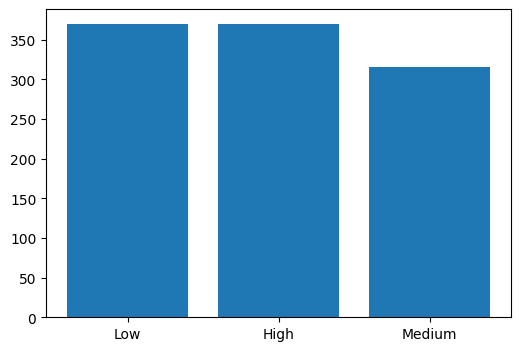
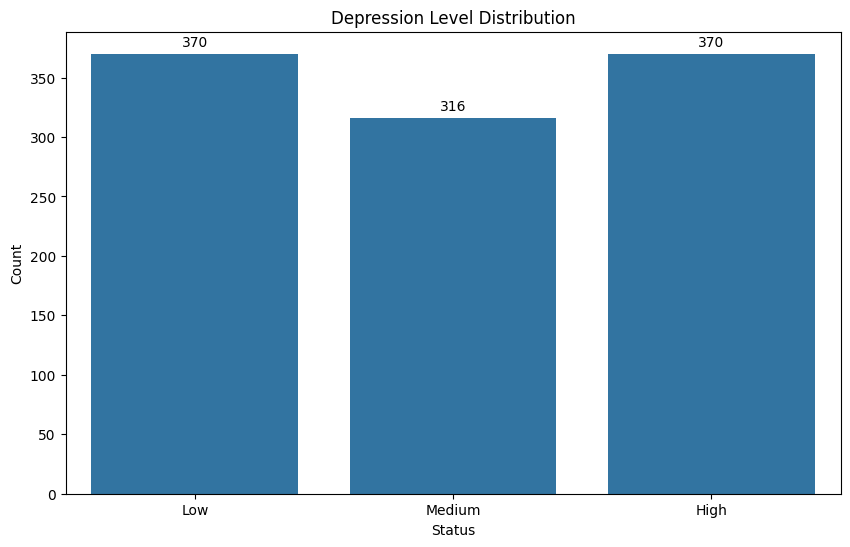
The notebook cell's code change between the first figure and the second:
--- before
+++ after
@@ -1,4 +1,25 @@
+
+
+plt.figure(figsize=(10,6))
+# Add values on top of bars
+# Create the seaborn countplot and save it to ax
+ax = sns.countplot(data=df, x='status', order=['Low','Medium','High'])
+
+# Add values on top of bars
 for p in ax.patches:
-    ax.annotate(str(p.get_height()), (p.get_x() * 1.005, p.get_height() * 1.005))
+    ax.annotate(
+        format(p.get_height(), '.0f'),   # show as integer
+        (p.get_x() + p.get_width() / 2., p.get_height()),
+        ha='center', va='center',
+        xytext=(0, 8),  # vertical offset
+        textcoords='offset points'
+    )
+
+plt.title('Depression Level Distribution')
+plt.xlabel('Status')
+plt.ylabel('Count')
+plt.show()
+    
+
 counts = df['status'].value_counts()
 fig, ax = plt.subplots(figsize=(6,4))

Commit: some changed